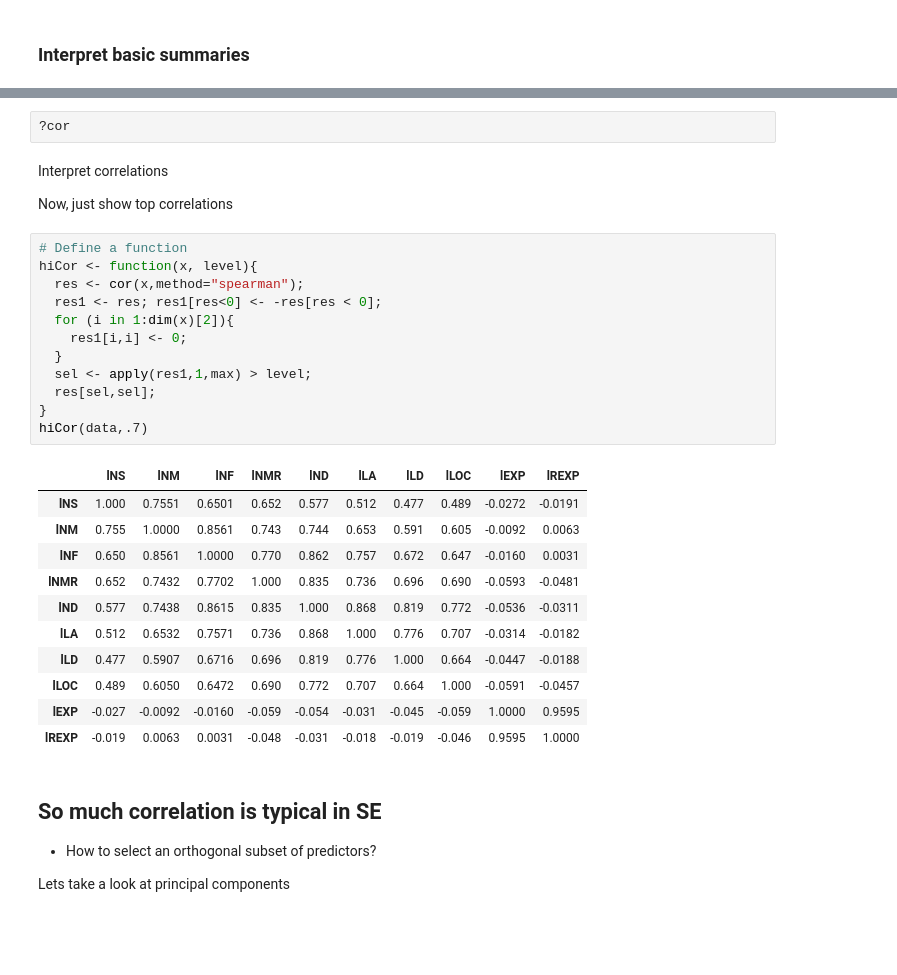
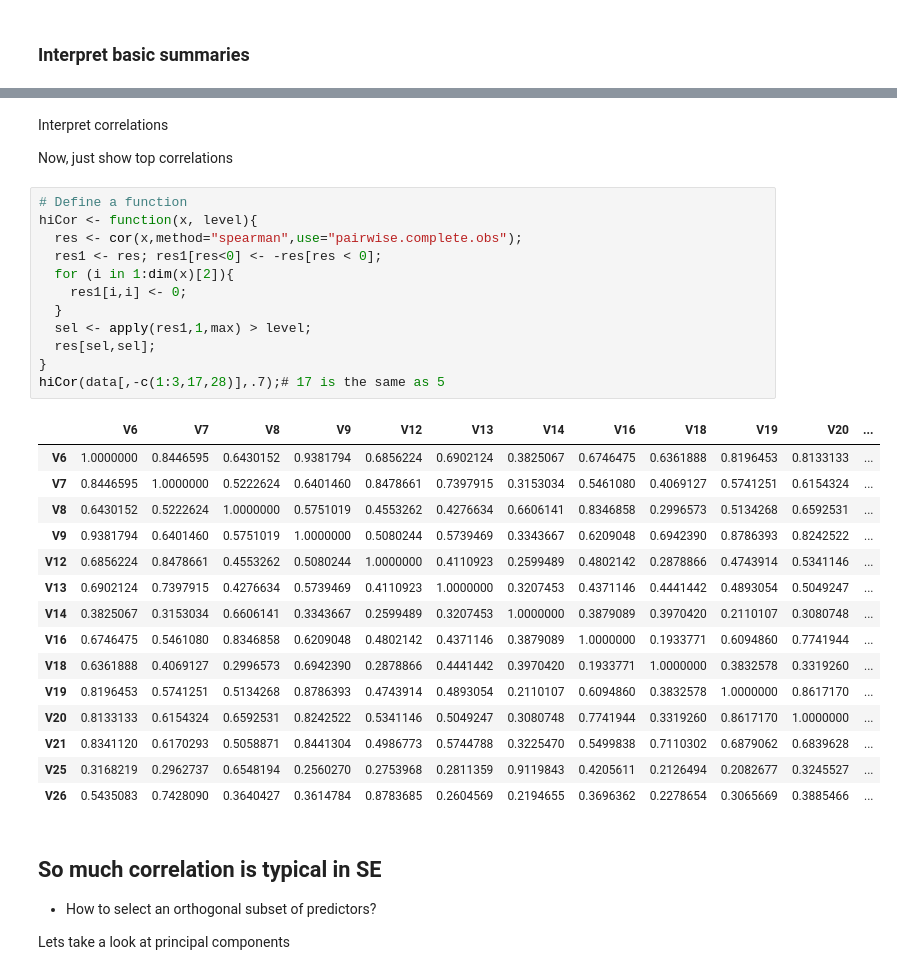
Before and after one commit to fdac17/FinalProjects, a Jupyter notebook: mp3.ipynb, the cells around one changed output, grey strips where cells are left out. Cells and saved outputs as stored; diff of their text form; blank space fills up the shorter version.

```diff
--- a/mp3.ipynb
+++ b/mp3.ipynb
@@ -49,8 +49,6 @@ cor(data[,-c(1:4,28)],method="spearman",use="pairwise.complete.obs" ); #OK for a
 | V25 | 0.41580000 | 0.3168219 | 0.29627372 | 0.65481939 | 0.2560270 | 0.009209243 | 0.2122337 | 0.275396795 | 0.2811359 | 0.91198432 | ... | ... |
 | V26 | 0.20511923 | 0.5435083 | 0.74280898 | 0.36404267 | 0.3614784 | -0.085254283 | 0.4240517 | 0.878368507 | 0.2604569 | 0.21946549 | ... | ... |
 | V27 | 0.12618770 | 0.5146234 | 0.55529388 | 0.41433297 | 0.4063466 | -0.069315105 | 0.4427881 | 0.399175117 | 0.5820573 | 0.30220267 | ... | ... |
-# %%
-?cor
 # %% [markdown]
 Interpret correlations
 
@@ -58,27 +56,31 @@ Now, just show top correlations
 # %%
 # Define a function
 hiCor <- function(x, level){
-  res <- cor(x,method="spearman");
+  res <- cor(x,method="spearman",use="pairwise.complete.obs");
   res1 <- res; res1[res<0] <- -res[res < 0];
   for (i in 1:dim(x)[2]){
     res1[i,i] <- 0;
   }
   sel <- apply(res1,1,max) > level;
   res[sel,sel];
 }
-hiCor(data,.7)
+hiCor(data[,-c(1:3,17,28)],.7);# 17 is the same as 5
 # %% [output]
-|  | lNS | lNM | lNF | lNMR | lND | lLA | lLD | lLOC | lEXP | lREXP |
-| lNS | 1.000 | 0.7551 | 0.6501 | 0.652 | 0.577 | 0.512 | 0.477 | 0.489 | -0.0272 | -0.0191 |
-| lNM | 0.755 | 1.0000 | 0.8561 | 0.743 | 0.744 | 0.653 | 0.591 | 0.605 | -0.0092 | 0.0063 |
-| lNF | 0.650 | 0.8561 | 1.0000 | 0.770 | 0.862 | 0.757 | 0.672 | 0.647 | -0.0160 | 0.0031 |
-| lNMR | 0.652 | 0.7432 | 0.7702 | 1.000 | 0.835 | 0.736 | 0.696 | 0.690 | -0.0593 | -0.0481 |
-| lND | 0.577 | 0.7438 | 0.8615 | 0.835 | 1.000 | 0.868 | 0.819 | 0.772 | -0.0536 | -0.0311 |
-| lLA | 0.512 | 0.6532 | 0.7571 | 0.736 | 0.868 | 1.000 | 0.776 | 0.707 | -0.0314 | -0.0182 |
-| lLD | 0.477 | 0.5907 | 0.6716 | 0.696 | 0.819 | 0.776 | 1.000 | 0.664 | -0.0447 | -0.0188 |
-| lLOC | 0.489 | 0.6050 | 0.6472 | 0.690 | 0.772 | 0.707 | 0.664 | 1.000 | -0.0591 | -0.0457 |
-| lEXP | -0.027 | -0.0092 | -0.0160 | -0.059 | -0.054 | -0.031 | -0.045 | -0.059 | 1.0000 | 0.9595 |
-| lREXP | -0.019 | 0.0063 | 0.0031 | -0.048 | -0.031 | -0.018 | -0.019 | -0.046 | 0.9595 | 1.0000 |
+|  | V6 | V7 | V8 | V9 | V12 | V13 | V14 | V16 | V18 | V19 | V20 | ... |
+| V6 | 1.0000000 | 0.8446595 | 0.6430152 | 0.9381794 | 0.6856224 | 0.6902124 | 0.3825067 | 0.6746475 | 0.6361888 | 0.8196453 | 0.8133133 | ... |
+| V7 | 0.8446595 | 1.0000000 | 0.5222624 | 0.6401460 | 0.8478661 | 0.7397915 | 0.3153034 | 0.5461080 | 0.4069127 | 0.5741251 | 0.6154324 | ... |
+| V8 | 0.6430152 | 0.5222624 | 1.0000000 | 0.5751019 | 0.4553262 | 0.4276634 | 0.6606141 | 0.8346858 | 0.2996573 | 0.5134268 | 0.6592531 | ... |
+| V9 | 0.9381794 | 0.6401460 | 0.5751019 | 1.0000000 | 0.5080244 | 0.5739469 | 0.3343667 | 0.6209048 | 0.6942390 | 0.8786393 | 0.8242522 | ... |
+| V12 | 0.6856224 | 0.8478661 | 0.4553262 | 0.5080244 | 1.0000000 | 0.4110923 | 0.2599489 | 0.4802142 | 0.2878866 | 0.4743914 | 0.5341146 | ... |
+| V13 | 0.6902124 | 0.7397915 | 0.4276634 | 0.5739469 | 0.4110923 | 1.0000000 | 0.3207453 | 0.4371146 | 0.4441442 | 0.4893054 | 0.5049247 | ... |
+| V14 | 0.3825067 | 0.3153034 | 0.6606141 | 0.3343667 | 0.2599489 | 0.3207453 | 1.0000000 | 0.3879089 | 0.3970420 | 0.2110107 | 0.3080748 | ... |
+| V16 | 0.6746475 | 0.5461080 | 0.8346858 | 0.6209048 | 0.4802142 | 0.4371146 | 0.3879089 | 1.0000000 | 0.1933771 | 0.6094860 | 0.7741944 | ... |
+| V18 | 0.6361888 | 0.4069127 | 0.2996573 | 0.6942390 | 0.2878866 | 0.4441442 | 0.3970420 | 0.1933771 | 1.0000000 | 0.3832578 | 0.3319260 | ... |
+| V19 | 0.8196453 | 0.5741251 | 0.5134268 | 0.8786393 | 0.4743914 | 0.4893054 | 0.2110107 | 0.6094860 | 0.3832578 | 1.0000000 | 0.8617170 | ... |
+| V20 | 0.8133133 | 0.6154324 | 0.6592531 | 0.8242522 | 0.5341146 | 0.5049247 | 0.3080748 | 0.7741944 | 0.3319260 | 0.8617170 | 1.0000000 | ... |
+| V21 | 0.8341120 | 0.6170293 | 0.5058871 | 0.8441304 | 0.4986773 | 0.5744788 | 0.3225470 | 0.5499838 | 0.7110302 | 0.6879062 | 0.6839628 | ... |
+| V25 | 0.3168219 | 0.2962737 | 0.6548194 | 0.2560270 | 0.2753968 | 0.2811359 | 0.9119843 | 0.4205611 | 0.2126494 | 0.2082677 | 0.3245527 | ... |
+| V26 | 0.5435083 | 0.7428090 | 0.3640427 | 0.3614784 | 0.8783685 | 0.2604569 | 0.2194655 | 0.3696362 | 0.2278654 | 0.3065669 | 0.3885466 | ... |
 # %% [markdown]
 ## So much correlation is typical in SE
 * How to select an orthogonal subset of predictors?
```
Also changed, not shown: parts of 12 cells of this notebook.
